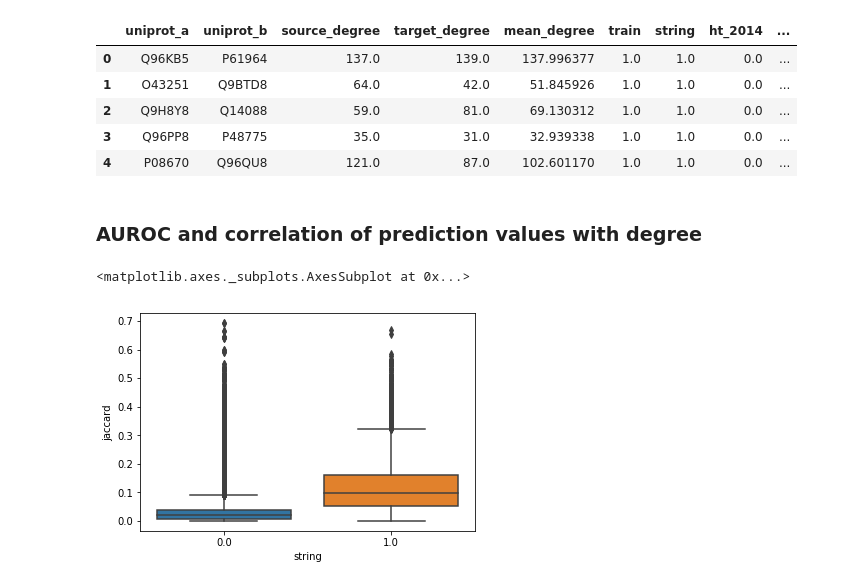
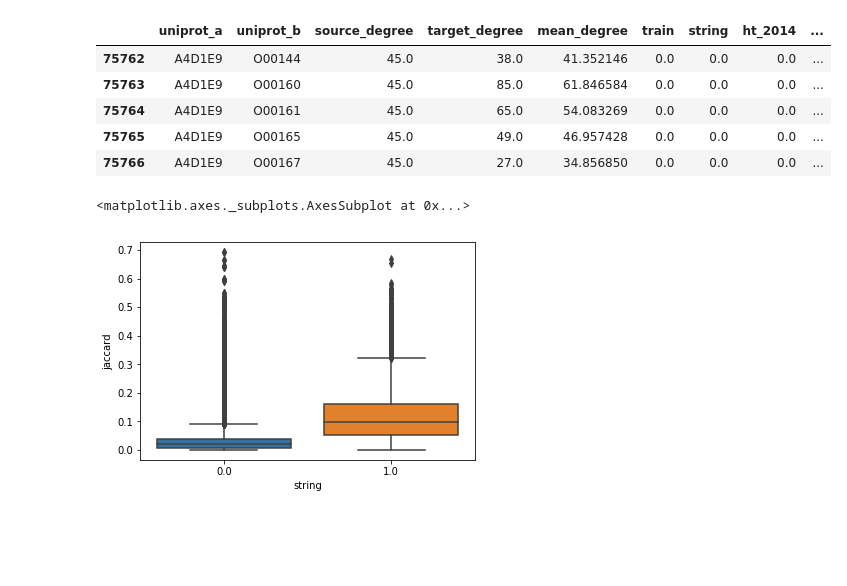
Before and after one commit to greenelab/xswap-analysis, a Jupyter notebook: nb/p_vs_rank_2.ipynb, the cells around one changed output. Saved outputs shown, nothing was run; the diff lists cells and outputs as text; code cells hidden in the pictures; blank space fills up the shorter version.

```diff
--- a/nb/p_vs_rank_2.ipynb
+++ b/nb/p_vs_rank_2.ipynb
@@ -14,20 +15,16 @@ import analysis
 %matplotlib inline
 # %%
 df = pd.read_table('p_vs_rank.tsv.gz')
+test_df = df.query('train != 1 and uniprot_a != uniprot_b')
 
-no_self_df = df.query('train != 1 and uniprot_a != uniprot_b')
-all_df = df.query('train != 1')
-
-df.head()
+test_df.head()
 # %% [output]
 |  | uniprot_a | uniprot_b | source_degree | target_degree | mean_degree | train | string | ht_2014 | ... |
-| 0 | Q96KB5 | P61964 | 137.0 | 139.0 | 137.996377 | 1.0 | 1.0 | 0.0 | ... |
-| 1 | O43251 | Q9BTD8 | 64.0 | 42.0 | 51.845926 | 1.0 | 1.0 | 0.0 | ... |
-| 2 | Q9H8Y8 | Q14088 | 59.0 | 81.0 | 69.130312 | 1.0 | 1.0 | 0.0 | ... |
-| 3 | Q96PP8 | P48775 | 35.0 | 31.0 | 32.939338 | 1.0 | 1.0 | 0.0 | ... |
-| 4 | P08670 | Q96QU8 | 121.0 | 87.0 | 102.601170 | 1.0 | 1.0 | 0.0 | ... |
+| 75762 | A4D1E9 | O00144 | 45.0 | 38.0 | 41.352146 | 0.0 | 0.0 | 0.0 | ... |
+| 75763 | A4D1E9 | O00160 | 45.0 | 85.0 | 61.846584 | 0.0 | 0.0 | 0.0 | ... |
+| 75764 | A4D1E9 | O00161 | 45.0 | 65.0 | 54.083269 | 0.0 | 0.0 | 0.0 | ... |
+| 75765 | A4D1E9 | O00165 | 45.0 | 49.0 | 46.957428 | 0.0 | 0.0 | 0.0 | ... |
+| 75766 | A4D1E9 | O00167 | 45.0 | 27.0 | 34.856850 | 0.0 | 0.0 | 0.0 | ... |
-# %% [markdown]
-### AUROC and correlation of prediction values with degree
 # %%
 # Reconstruction
 
```
Also changed, not shown: parts of 11 cells of this notebook, 5 other files.
